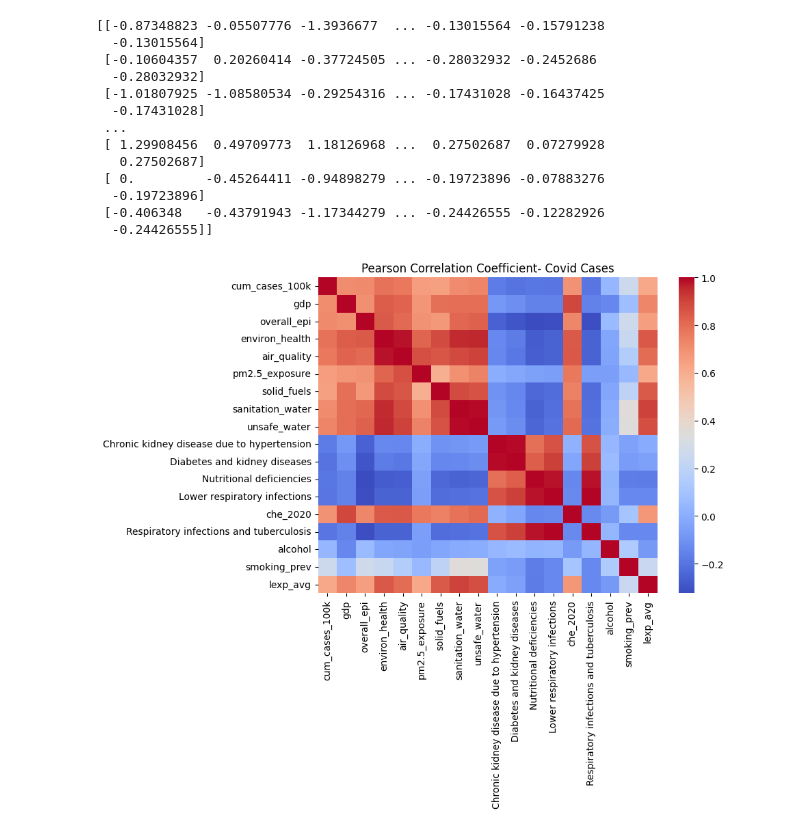
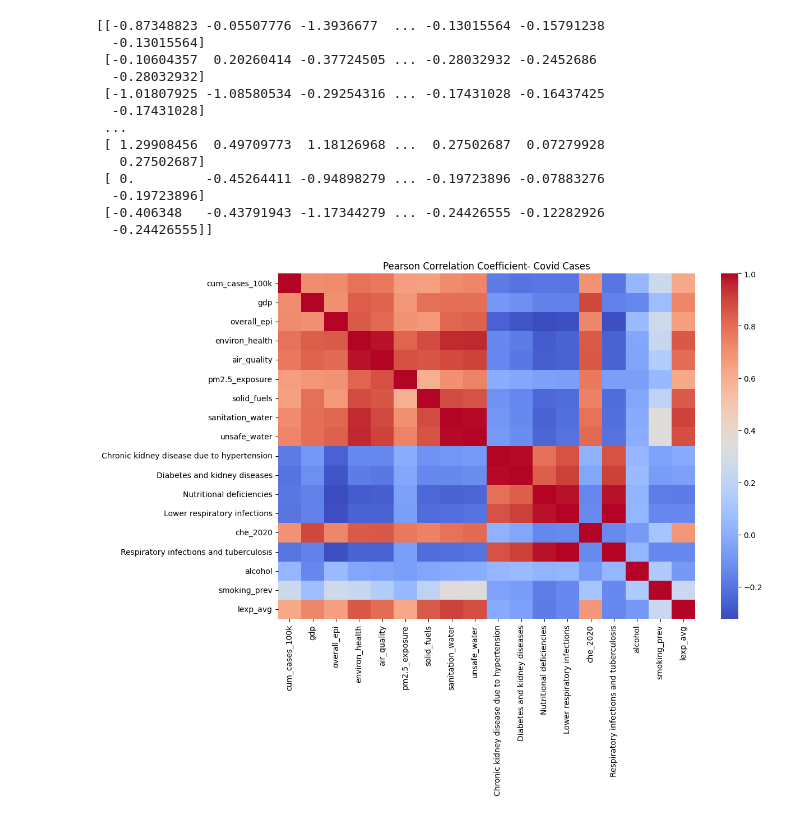
Before and after one commit to IngaKristin/DataMiningProject, a Jupyter notebook: k_means_implementation.ipynb, the cells around one changed output. Drawn from its saved outputs; the diff is of its cells as text; code cells hidden in the pictures.

```diff
--- a/k_means_implementation.ipynb
+++ b/k_means_implementation.ipynb
@@ -429,20 +429,20 @@ print(data)
 # %%
 #double check order of variables
 
 
 # Create a heatmap of the correlation matrix
-plt.figure(figsize=(8, 6))  # Adjust the figure size as needed
+plt.figure(figsize=(12, 8))  # Adjust the figure size as needed
 column_names = df_cases.columns
 #column_names = column_names[1:]
 sns.heatmap(corr_matrix_cases, annot=False, cmap='coolwarm', fmt=".2f",
             xticklabels=column_names,
             yticklabels=column_names)
 
-plt.savefig("correlation_cases.png")
+plt.savefig("correlation_cases.png", bbox_inches='tight')
 # Set the title of the heatmap
 plt.title("Pearson Correlation Coefficient- Covid Cases")
 
 # Show the plot
 plt.show()
 # %% [output]
-[figure, old version]
+[figure, new version]
```
Also changed, not shown: parts of 10 cells of this notebook, 5 other files.
